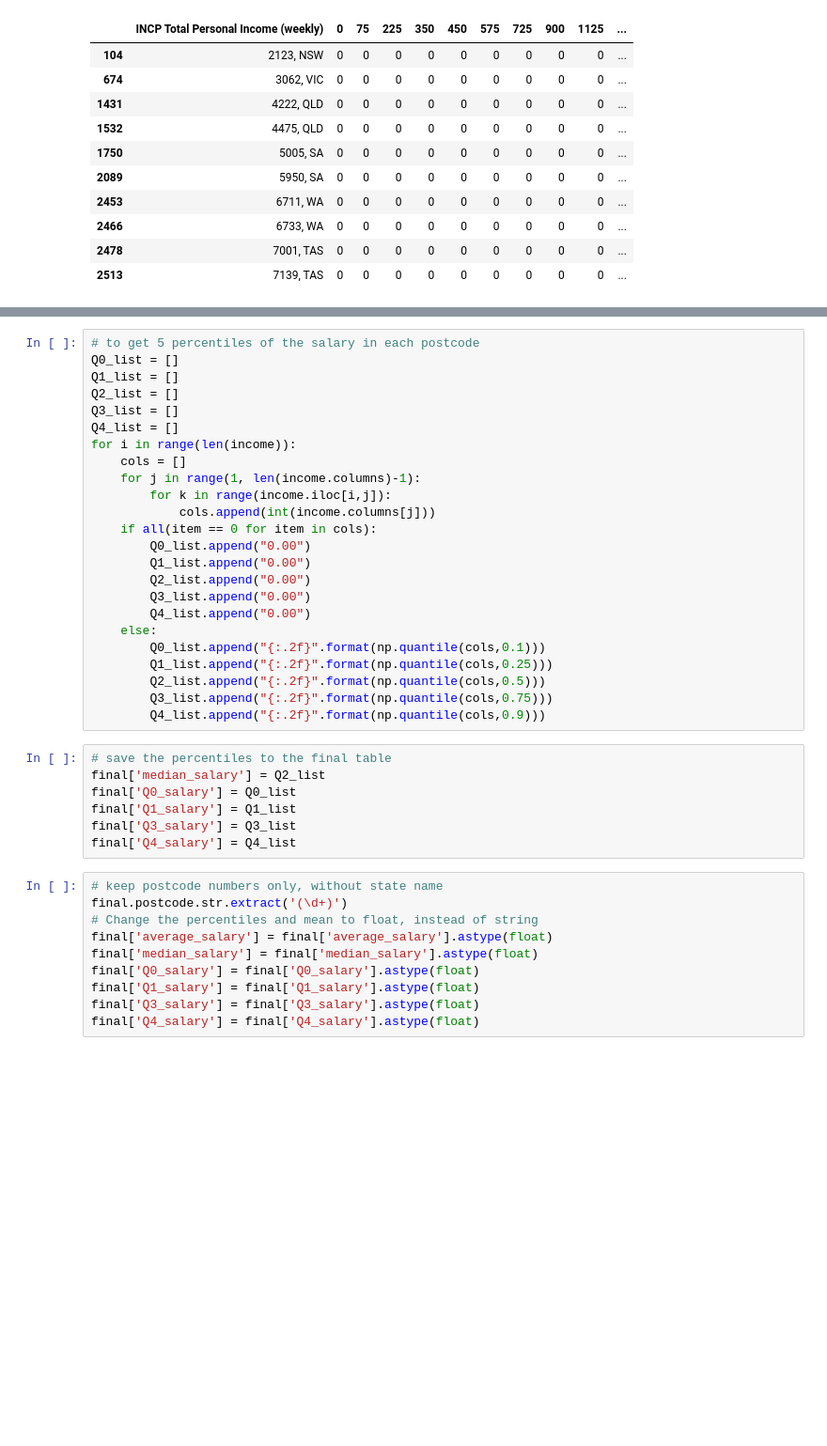
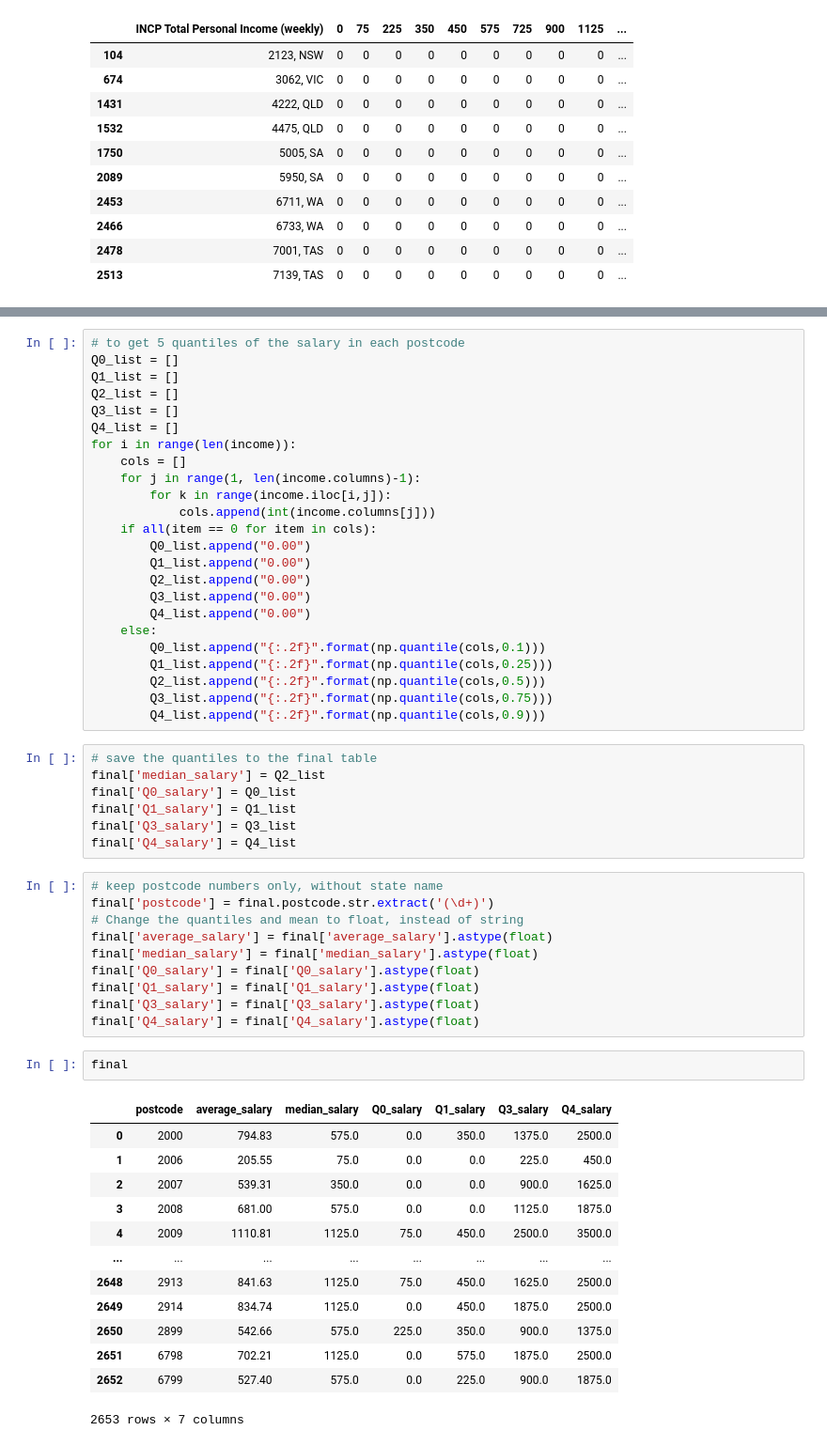
Before and after one commit to TGChenZP/MAST30034-A2_GroupWork_Py, a Jupyter notebook: notebooks/income_clean.ipynb, the cells around one changed output, grey strips where cells are left out. Shown: that part at 94% size. Saved outputs shown, nothing was run; the diff lists cells and outputs as text; blank space fills up the shorter version.

```diff
--- a/notebooks/income_clean.ipynb
+++ b/notebooks/income_clean.ipynb
@@ -77,6 +77,6 @@ income[final['average_salary']=='nan']
 final.average_salary = final.average_salary.str.replace('nan', '0.00')
 # %%
-# to get 5 percentiles of the salary in each postcode
+# to get 5 quantiles of the salary in each postcode
 Q0_list = []
 Q1_list = []
 Q2_list = []
@@ -100,7 +100,7 @@ for i in range(len(income)):
         Q3_list.append("{:.2f}".format(np.quantile(cols,0.75)))
         Q4_list.append("{:.2f}".format(np.quantile(cols,0.9)))
 # %%
-# save the percentiles to the final table
+# save the quantiles to the final table
 final['median_salary'] = Q2_list
 final['Q0_salary'] = Q0_list
 final['Q1_salary'] = Q1_list
@@ -108,12 +108,28 @@ final['Q3_salary'] = Q3_list
 final['Q4_salary'] = Q4_list
 # %%
 # keep postcode numbers only, without state name
-final.postcode.str.extract('(\d+)')
-# Change the percentiles and mean to float, instead of string
+final['postcode'] = final.postcode.str.extract('(\d+)')
+# Change the quantiles and mean to float, instead of string
 final['average_salary'] = final['average_salary'].astype(float)
 final['median_salary'] = final['median_salary'].astype(float)
 final['Q0_salary'] = final['Q0_salary'].astype(float)
 final['Q1_salary'] = final['Q1_salary'].astype(float)
 final['Q3_salary'] = final['Q3_salary'].astype(float)
 final['Q4_salary'] = final['Q4_salary'].astype(float)
+# %%
+final
+# %% [output]
+|  | postcode | average_salary | median_salary | Q0_salary | Q1_salary | Q3_salary | Q4_salary |
+| 0 | 2000 | 794.83 | 575.0 | 0.0 | 350.0 | 1375.0 | 2500.0 |
+| 1 | 2006 | 205.55 | 75.0 | 0.0 | 0.0 | 225.0 | 450.0 |
+| 2 | 2007 | 539.31 | 350.0 | 0.0 | 0.0 | 900.0 | 1625.0 |
+| 3 | 2008 | 681.00 | 575.0 | 0.0 | 0.0 | 1125.0 | 1875.0 |
+| 4 | 2009 | 1110.81 | 1125.0 | 75.0 | 450.0 | 2500.0 | 3500.0 |
+| ... | ... | ... | ... | ... | ... | ... | ... |
+| 2648 | 2913 | 841.63 | 1125.0 | 75.0 | 450.0 | 1625.0 | 2500.0 |
+| 2649 | 2914 | 834.74 | 1125.0 | 0.0 | 450.0 | 1875.0 | 2500.0 |
+| 2650 | 2899 | 542.66 | 575.0 | 225.0 | 350.0 | 900.0 | 1375.0 |
+| 2651 | 6798 | 702.21 | 1125.0 | 0.0 | 575.0 | 1875.0 | 2500.0 |
+| 2652 | 6799 | 527.40 | 575.0 | 0.0 | 225.0 | 900.0 | 1875.0 |
+2653 rows × 7 columns
 # %%
```
Also changed, not shown: parts of 3 cells of this notebook.
